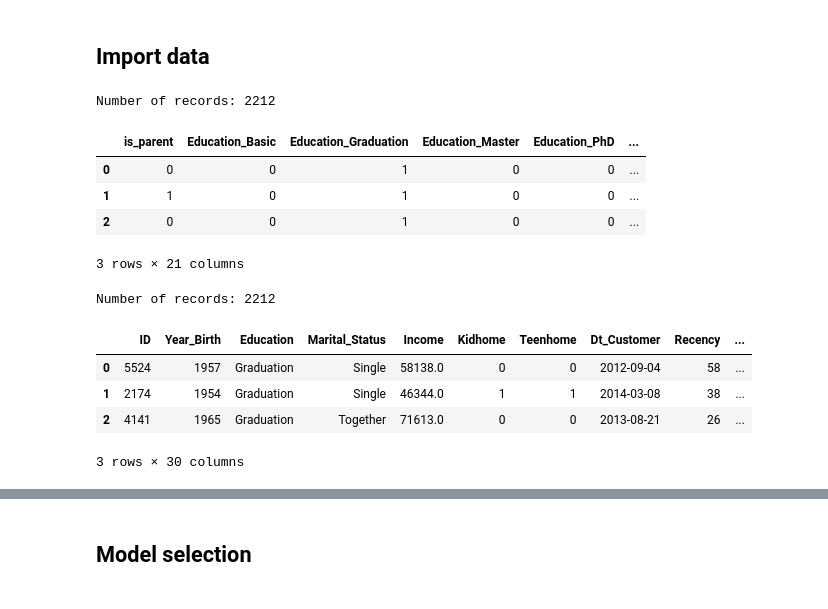
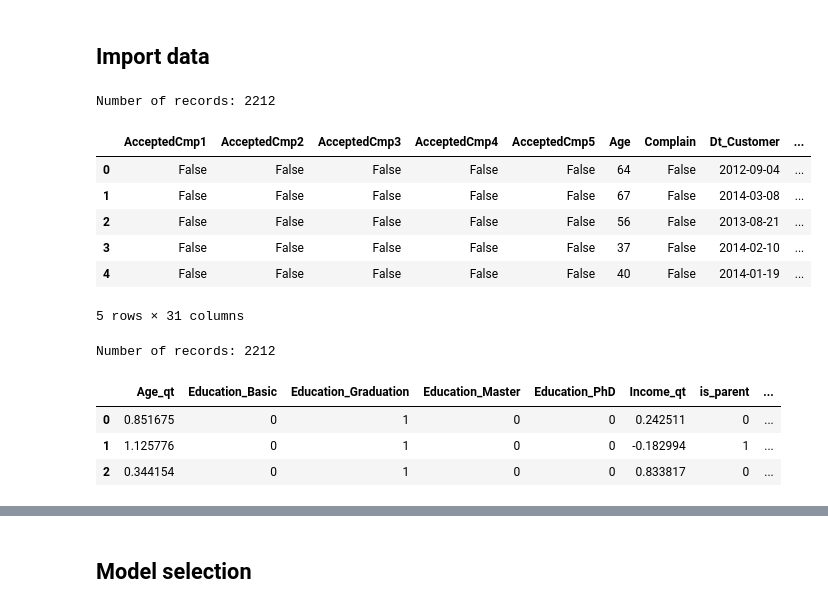
Before and after one commit to earth1987/retail-customer-segmentation, a Jupyter notebook: notebooks/model_selection_evaluation.ipynb, the cells around one changed output, grey strips where cells are left out. Saved outputs shown, nothing was run; the diff lists cells and outputs as text; code cells hidden in the pictures.

```diff
--- a/notebooks/model_selection_evaluation.ipynb
+++ b/notebooks/model_selection_evaluation.ipynb
@@ -65,25 +65,27 @@ import warnings
 plt.style.use('seaborn-v0_8-muted')
 # %% [markdown]
 ## Import data
-# %%
-eng_df = pd.read_csv(config.file_directory('cleaned') + 'engineered_df.csv')
-print(f"Number of records: {eng_df.shape[0]}")
-eng_df.head(3)
-# %% [output]
-Number of records: 2212
-|  | is_parent | Education_Basic | Education_Graduation | Education_Master | Education_PhD | ... |
-| 0 | 0 | 0 | 1 | 0 | 0 | ... |
-| 1 | 1 | 0 | 1 | 0 | 0 | ... |
-| 2 | 0 | 0 | 1 | 0 | 0 | ... |
-3 rows × 21 columns
 # %%
 clean_df = pd.read_csv(config.file_directory('cleaned') + 'cleaned_df.csv')
+clean_df = clean_df.sort_index(axis=1, key=lambda col: col.str.lower())
 print(f"Number of records: {clean_df.shape[0]}")
-clean_df.head(3)
+clean_df.head()
 # %% [output]
 Number of records: 2212
-|  | ID | Year_Birth | Education | Marital_Status | Income | Kidhome | Teenhome | Dt_Customer | Recency | ... |
-| 0 | 5524 | 1957 | Graduation | Single | 58138.0 | 0 | 0 | 2012-09-04 | 58 | ... |
-| 1 | 2174 | 1954 | Graduation | Single | 46344.0 | 1 | 1 | 2014-03-08 | 38 | ... |
-| 2 | 4141 | 1965 | Graduation | Together | 71613.0 | 0 | 0 | 2013-08-21 | 26 | ... |
+|  | AcceptedCmp1 | AcceptedCmp2 | AcceptedCmp3 | AcceptedCmp4 | AcceptedCmp5 | Age | Complain | Dt_Customer | ... |
+| 0 | False | False | False | False | False | 64 | False | 2012-09-04 | ... |
+| 1 | False | False | False | False | False | 67 | False | 2014-03-08 | ... |
+| 2 | False | False | False | False | False | 56 | False | 2013-08-21 | ... |
+| 3 | False | False | False | False | False | 37 | False | 2014-02-10 | ... |
+| 4 | False | False | False | False | False | 40 | False | 2014-01-19 | ... |
-3 rows × 30 columns
+5 rows × 31 columns
+# %%
+kmeans_df = pd.read_csv(config.file_directory('cleaned') + 'kmeans_df.csv')
+print(f"Number of records: {kmeans_df.shape[0]}")
+kmeans_df.head(3)
+# %% [output]
+Number of records: 2212
+|  | Age_qt | Education_Basic | Education_Graduation | Education_Master | Education_PhD | Income_qt | is_parent | ... |
+| 0 | 0.851675 | 0 | 1 | 0 | 0 | 0.242511 | 0 | ... |
+| 1 | 1.125776 | 0 | 1 | 0 | 0 | -0.182994 | 1 | ... |
+| 2 | 0.344154 | 0 | 1 | 0 | 0 | 0.833817 | 0 | ... |
```
Also changed, not shown: parts of 52 cells of this notebook.
